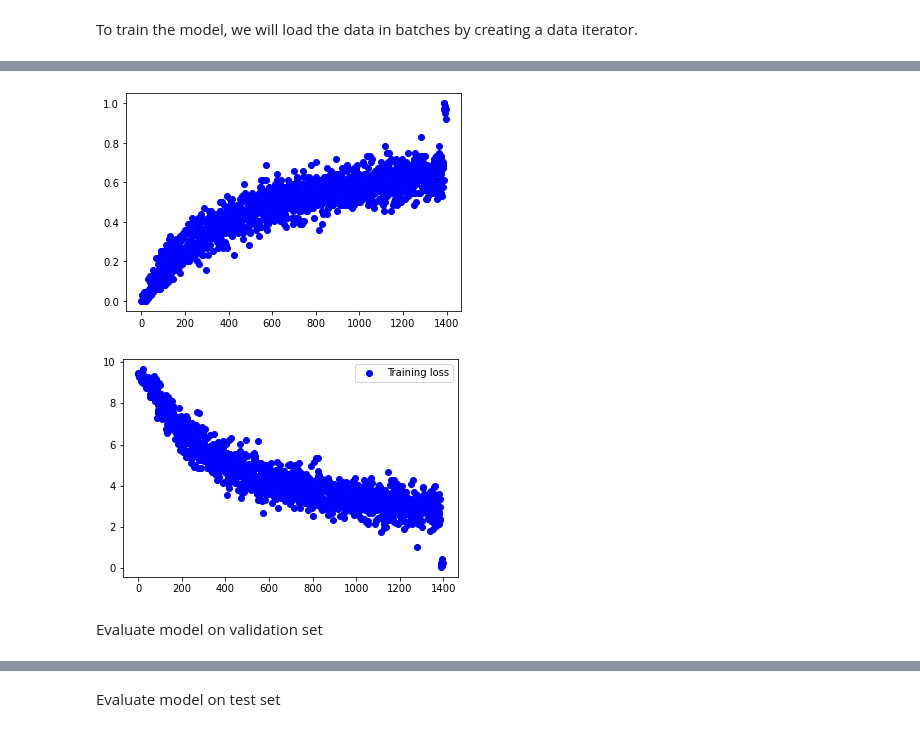
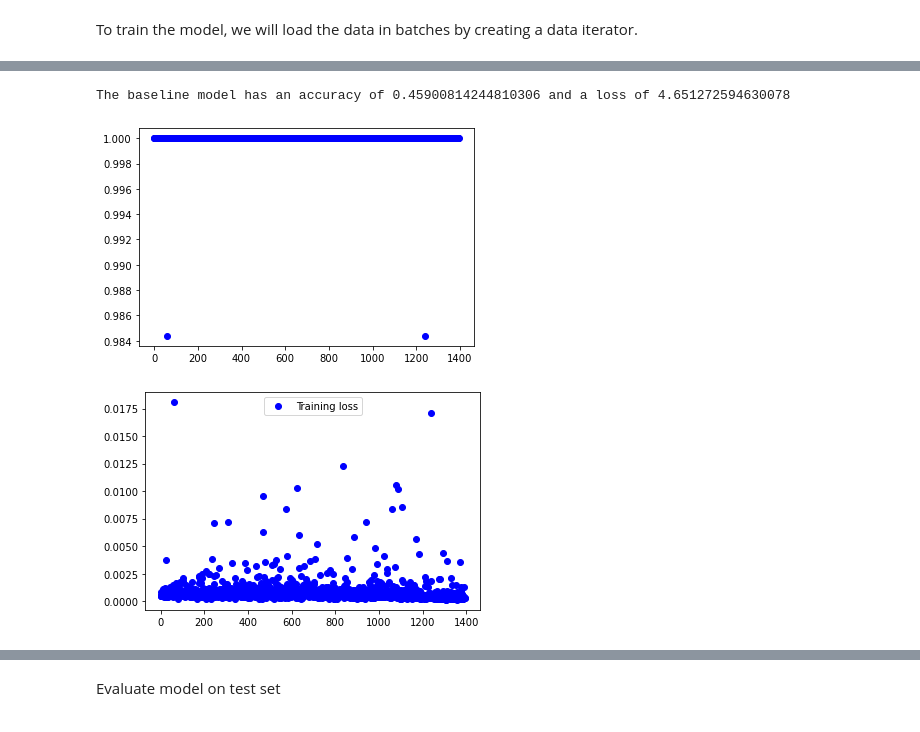
Before and after one commit to mouslyddiaw/protein-classification, a Jupyter notebook: protein-sequence-classification.ipynb, the cells around one changed output, grey strips where cells are left out. Drawn from its saved outputs; the diff is of its cells as text; code cells hidden in the pictures.

Commit message:
baseline model vf

```diff
--- a/protein-sequence-classification.ipynb
+++ b/protein-sequence-classification.ipynb
@@ -251,10 +263,0 @@ training_iters
-# %%
-acc = []
-loss = []
-while   step  < training_iters:
-        batch_x, batch_y = train_iter.next_batch()
-        history = model.fit(batch_x, batch_y , epochs=1,batch_size=batch_size, verbose = False)
-        acc.append(history.history['accuracy'])
-        loss.append(history.history['loss'])
-        step += 1
-        print(step)
@@ -278,0 +321,4 @@ while   step  < training_iters:
+# %%
+print("The baseline model has an accuracy of",acc_loss[0][0],"and a loss of",acc_loss[1][0])
+# %% [output]
+The baseline model has an accuracy of 0.45900814244810306 and a loss of 4.651272594630078
@@ -279,12 +336,10 @@ while   step  < training_iters:
 # %%
 #epochs = range(1, len(acc) + 1)
-plt.plot(acc, 'bo', label='Training acc')
+plt.plot(acc[1400:], 'bo', label='Training acc')
 plt.figure()
-plt.plot(loss, 'bo', label='Training loss')
+plt.plot(loss[1400:], 'bo', label='Training loss')
 plt.legend()
 plt.show()
 # %% [output]
-[figure, old version]
+[figure, new version]
-[figure, old version]
+[figure, new version]
-# %% [markdown]
-Evaluate model on validation set
```
Also changed, not shown: parts of 17 cells of this notebook.
